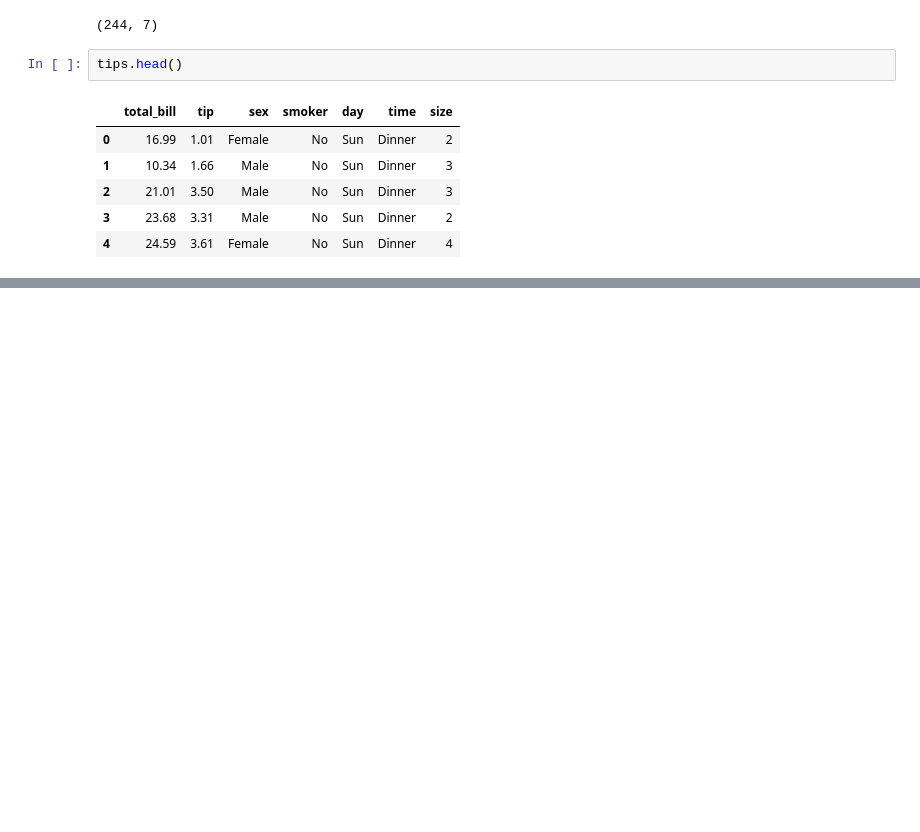
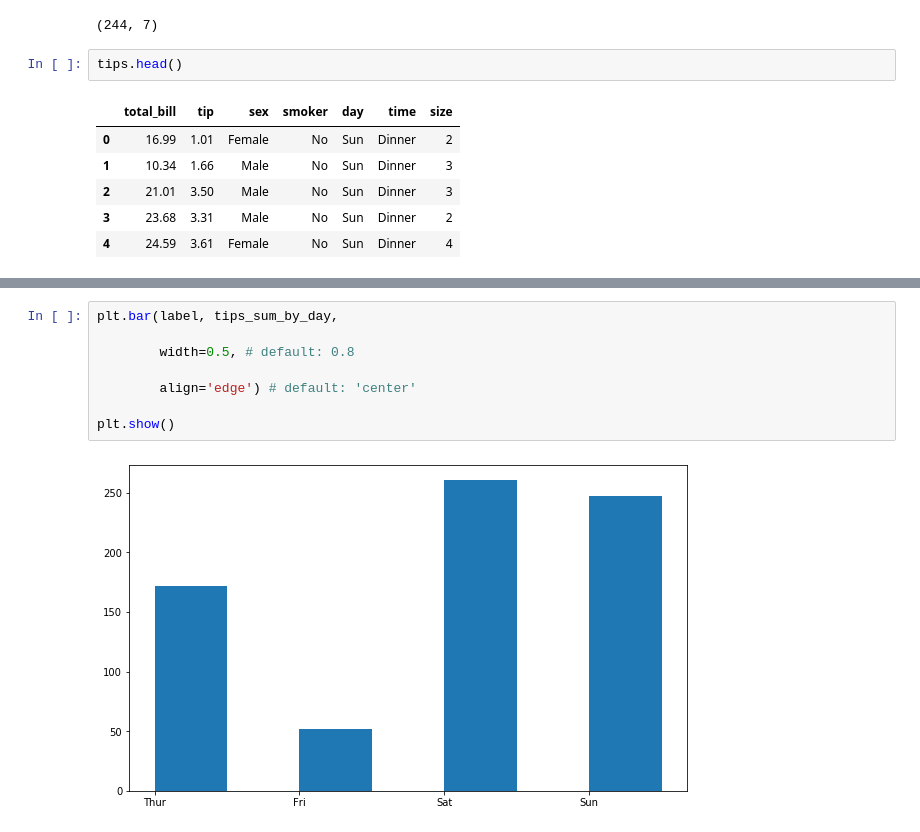
Before and after one commit to onlookertozip/Day20180528, a Jupyter notebook: Untitled0.ipynb, the cells around one changed output, grey strips where cells are left out. Saved outputs shown, nothing was run; the diff lists cells and outputs as text; blank space fills up the shorter version.

```diff
--- a/Untitled0.ipynb
+++ b/Untitled0.ipynb
@@ -27,0 +67,10 @@ tips.head()
+# %%
+plt.bar(label, tips_sum_by_day,
+
+        width=0.5, # default: 0.8
+
+        align='edge') # default: 'center'
+
+plt.show()
+# %% [output]
+[figure, added]
```
Also changed, not shown: parts of 19 cells of this notebook.
